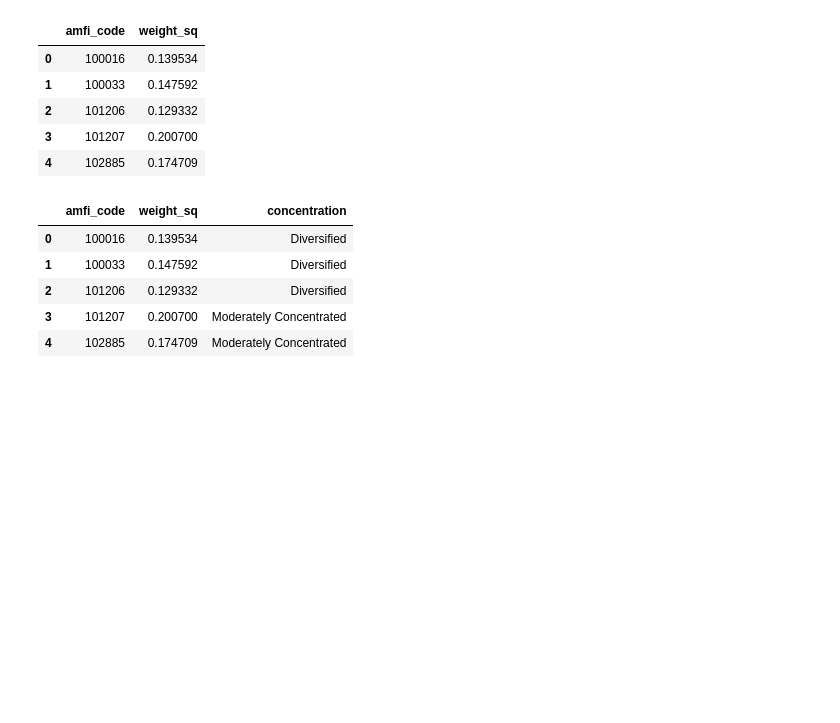
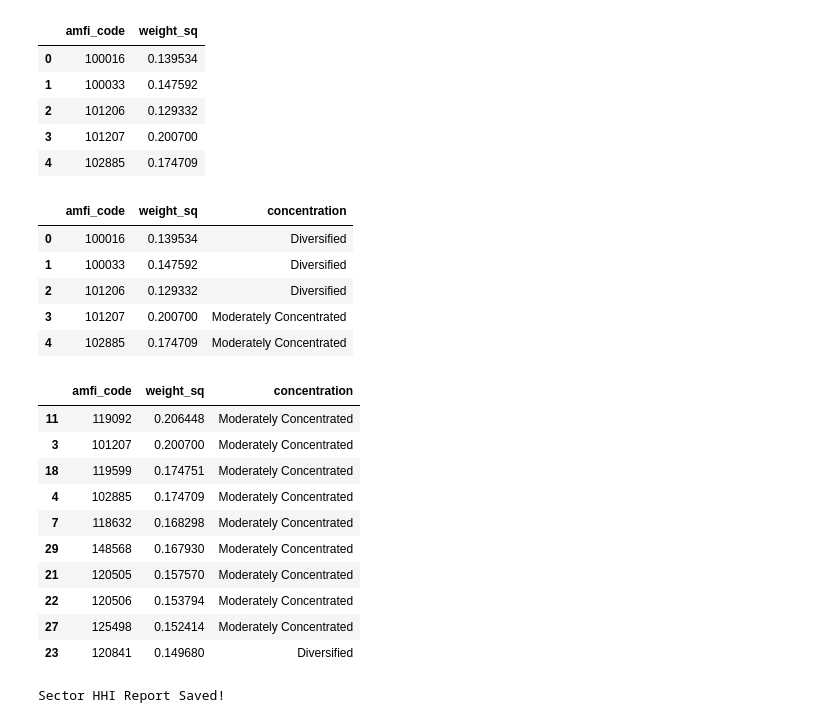
Before and after one commit to Udaykirantepalli/MUTUAL-FUND-ANALYTICS, a Jupyter notebook: notebooks/Advanced_Analytics1.ipynb, the cells around one changed output. Drawn from its saved outputs; the diff is of its cells as text; code cells hidden in the pictures; blank space fills up the shorter version.

```diff
--- a/notebooks/Advanced_Analytics1.ipynb
+++ b/notebooks/Advanced_Analytics1.ipynb
@@ -408,3 +408,29 @@ hhi_df.head()
 | 2 | 101206 | 0.129332 | Diversified |
 | 3 | 101207 | 0.200700 | Moderately Concentrated |
 | 4 | 102885 | 0.174709 | Moderately Concentrated |
+# %%
+hhi_df.sort_values(
+    "weight_sq",
+    ascending=False
+).head(10)
+# %% [output]
+|  | amfi_code | weight_sq | concentration |
+| 11 | 119092 | 0.206448 | Moderately Concentrated |
+| 3 | 101207 | 0.200700 | Moderately Concentrated |
+| 18 | 119599 | 0.174751 | Moderately Concentrated |
+| 4 | 102885 | 0.174709 | Moderately Concentrated |
+| 7 | 118632 | 0.168298 | Moderately Concentrated |
+| 29 | 148568 | 0.167930 | Moderately Concentrated |
+| 21 | 120505 | 0.157570 | Moderately Concentrated |
+| 22 | 120506 | 0.153794 | Moderately Concentrated |
+| 27 | 125498 | 0.152414 | Moderately Concentrated |
+| 23 | 120841 | 0.149680 | Diversified |
+# %%
+hhi_df.to_csv(
+    r"C:\Users\UDAY KIRAN\Desktop\mutual fund analytics\outputs\sector_hhi_report.csv",
+    index=False
+)
+
+print("Sector HHI Report Saved!")
+# %% [output]
+Sector HHI Report Saved!
```
Also changed, not shown: 1 other file.
